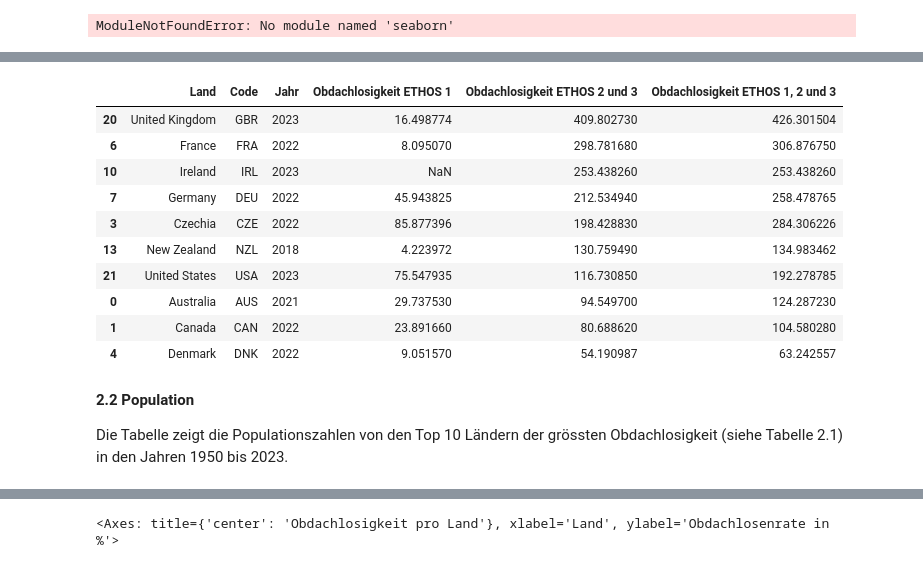
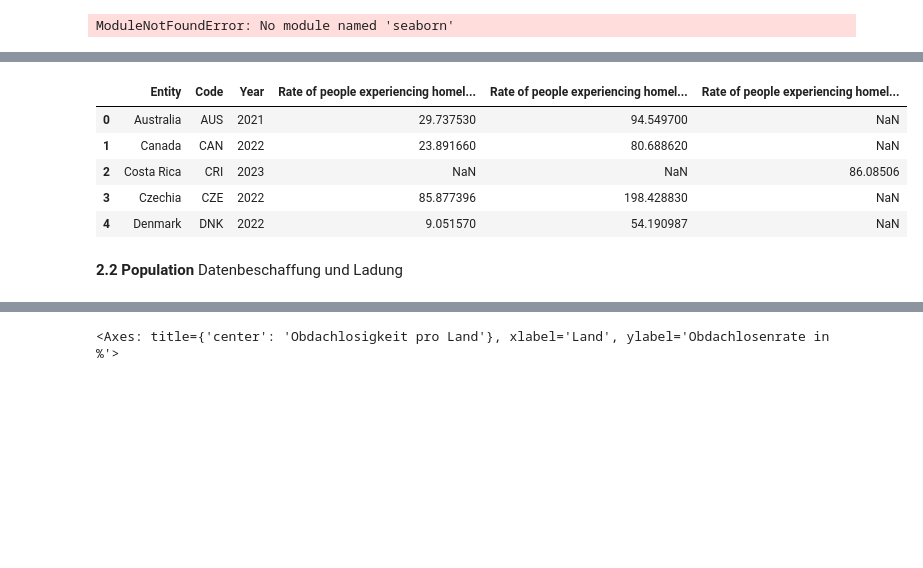
Before and after one commit to Lulibi/Informatik-LN, a Jupyter notebook: Obdachlosigkeit.ipynb, the cells around one changed output, grey strips where cells are left out. Cells and saved outputs as stored; diff of their text form; code cells hidden in the pictures; blank space fills up the shorter version.

Commit message:
Neu sortiert

```diff
--- a/Obdachlosigkeit.ipynb
+++ b/Obdachlosigkeit.ipynb
@@ -37,23 +29,13 @@ Definitionen:
 # %%
 Obdachlosigkeit = pd.read_csv('homelessness-rate-point-in-time-count.csv')
-Obdachlosigkeit = Obdachlosigkeit.rename(columns={"Rate of people experiencing homelessness (point-in-time, ETHOS 2 and 3)":"Obdachlosigkeit ETHOS 2 und 3", "Entity":"Land", "Year":"Jahr", "Rate of people experiencing homelessness (point-in-time, ETHOS 1)":"Obdachlosigkeit ETHOS 1"})
-Obdachlosigkeit.drop("Rate of people experiencing homelessness (point-in-time, ETHOS 1, 2 and 3)", axis=1, inplace=True)
-Obdachlosigkeit["Obdachlosigkeit ETHOS 1, 2 und 3"] = Obdachlosigkeit["Obdachlosigkeit ETHOS 1"].fillna(0) + Obdachlosigkeit["Obdachlosigkeit ETHOS 2 und 3"]
-Obdachlosigkeit_sortiert = Obdachlosigkeit.sort_values(by="Obdachlosigkeit ETHOS 2 und 3", ascending=False)
-Obdachlosigkeit_sortiert.head(10)
+Obdachlosigkeit.head()
 # %% [output]
-|  | Land | Code | Jahr | Obdachlosigkeit ETHOS 1 | Obdachlosigkeit ETHOS 2 und 3 | Obdachlosigkeit ETHOS 1, 2 und 3 |
-| 20 | United Kingdom | GBR | 2023 | 16.498774 | 409.802730 | 426.301504 |
-| 6 | France | FRA | 2022 | 8.095070 | 298.781680 | 306.876750 |
-| 10 | Ireland | IRL | 2023 | NaN | 253.438260 | 253.438260 |
-| 7 | Germany | DEU | 2022 | 45.943825 | 212.534940 | 258.478765 |
-| 3 | Czechia | CZE | 2022 | 85.877396 | 198.428830 | 284.306226 |
-| 13 | New Zealand | NZL | 2018 | 4.223972 | 130.759490 | 134.983462 |
-| 21 | United States | USA | 2023 | 75.547935 | 116.730850 | 192.278785 |
-| 0 | Australia | AUS | 2021 | 29.737530 | 94.549700 | 124.287230 |
-| 1 | Canada | CAN | 2022 | 23.891660 | 80.688620 | 104.580280 |
-| 4 | Denmark | DNK | 2022 | 9.051570 | 54.190987 | 63.242557 |
+|  | Entity | Code | Year | Rate of people experiencing homel... | Rate of people experiencing homel... | Rate of people experiencing homel... |
+| 0 | Australia | AUS | 2021 | 29.737530 | 94.549700 | NaN |
+| 1 | Canada | CAN | 2022 | 23.891660 | 80.688620 | NaN |
+| 2 | Costa Rica | CRI | 2023 | NaN | NaN | 86.08506 |
+| 3 | Czechia | CZE | 2022 | 85.877396 | 198.428830 | NaN |
+| 4 | Denmark | DNK | 2022 | 9.051570 | 54.190987 | NaN |
 # %% [markdown]
 **2.2 Population**
-
-Die Tabelle zeigt die Populationszahlen von den Top 10 Ländern der grössten Obdachlosigkeit (siehe Tabelle 2.1) in den Jahren 1950 bis 2023.
+Datenbeschaffung und Ladung
```
Also changed, not shown: parts of 28 cells of this notebook.
